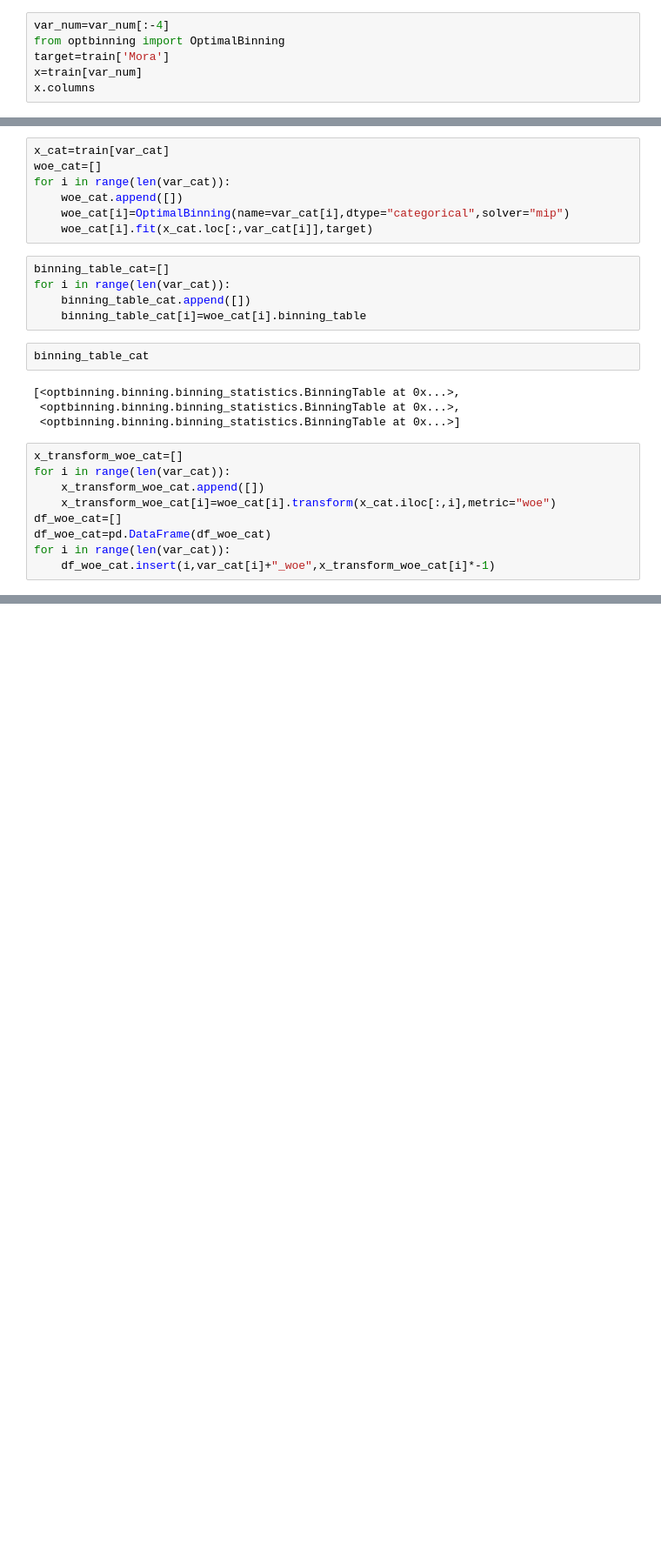
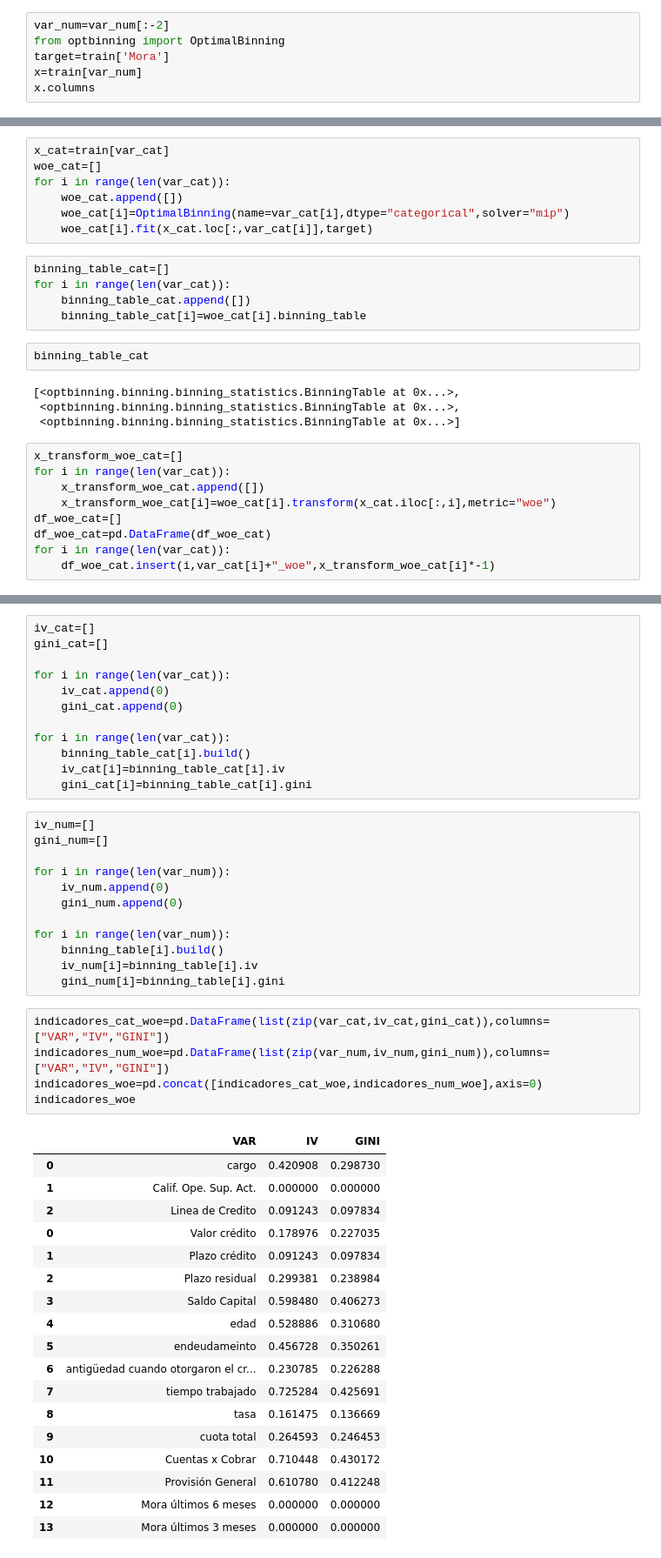
Before and after one commit to wicalo/ProyectoAna, a Jupyter notebook: Codigo/RegresionLogistica.ipynb, the cells around one changed output, grey strips where cells are left out. Shown at 87% size. Drawn from its saved outputs; the diff is of its cells as text; blank space fills up the shorter version.

```diff
--- a/Codigo/RegresionLogistica.ipynb
+++ b/Codigo/RegresionLogistica.ipynb
@@ -564,5 +577,5 @@ Index(['Valor crédito', 'Plazo crédito', 'Fecha desembolso', 'Plazo residual',
 # %%
-var_num=var_num[:-4]
+var_num=var_num[:-2]
 from optbinning import OptimalBinning
 target=train['Mora']
 x=train[var_num]
@@ -721,0 +732,48 @@ pd.crosstab(train['cargo'],df_woe_cat['cargo_woe'])
+# %%
+iv_cat=[]
+gini_cat=[]
+
+for i in range(len(var_cat)):
+    iv_cat.append(0)
+    gini_cat.append(0)
+
+for i in range(len(var_cat)):
+    binning_table_cat[i].build()
+    iv_cat[i]=binning_table_cat[i].iv
+    gini_cat[i]=binning_table_cat[i].gini
+# %%
+iv_num=[]
+gini_num=[]
+
+for i in range(len(var_num)):
+    iv_num.append(0)
+    gini_num.append(0)
+
+for i in range(len(var_num)):
+    binning_table[i].build()
+    iv_num[i]=binning_table[i].iv
+    gini_num[i]=binning_table[i].gini
+# %%
+indicadores_cat_woe=pd.DataFrame(list(zip(var_cat,iv_cat,gini_cat)),columns=["VAR","IV","GINI"])
+indicadores_num_woe=pd.DataFrame(list(zip(var_num,iv_num,gini_num)),columns=["VAR","IV","GINI"])
+indicadores_woe=pd.concat([indicadores_cat_woe,indicadores_num_woe],axis=0)
+indicadores_woe
+# %% [output]
+|  | VAR | IV | GINI |
+| 0 | cargo | 0.420908 | 0.298730 |
+| 1 | Calif. Ope. Sup. Act. | 0.000000 | 0.000000 |
+| 2 | Linea de Credito | 0.091243 | 0.097834 |
+| 0 | Valor crédito | 0.178976 | 0.227035 |
+| 1 | Plazo crédito | 0.091243 | 0.097834 |
+| 2 | Plazo residual | 0.299381 | 0.238984 |
+| 3 | Saldo Capital | 0.598480 | 0.406273 |
+| 4 | edad | 0.528886 | 0.310680 |
+| 5 | endeudameinto | 0.456728 | 0.350261 |
+| 6 | antigüedad cuando otorgaron el cr... | 0.230785 | 0.226288 |
+| 7 | tiempo trabajado | 0.725284 | 0.425691 |
+| 8 | tasa | 0.161475 | 0.136669 |
+| 9 | cuota total | 0.264593 | 0.246453 |
+| 10 | Cuentas x Cobrar | 0.710448 | 0.430172 |
+| 11 | Provisión General | 0.610780 | 0.412248 |
+| 12 | Mora últimos 6 meses | 0.000000 | 0.000000 |
+| 13 | Mora últimos 3 meses | 0.000000 | 0.000000 |
```
Also changed, not shown: parts of 23 cells of this notebook.
